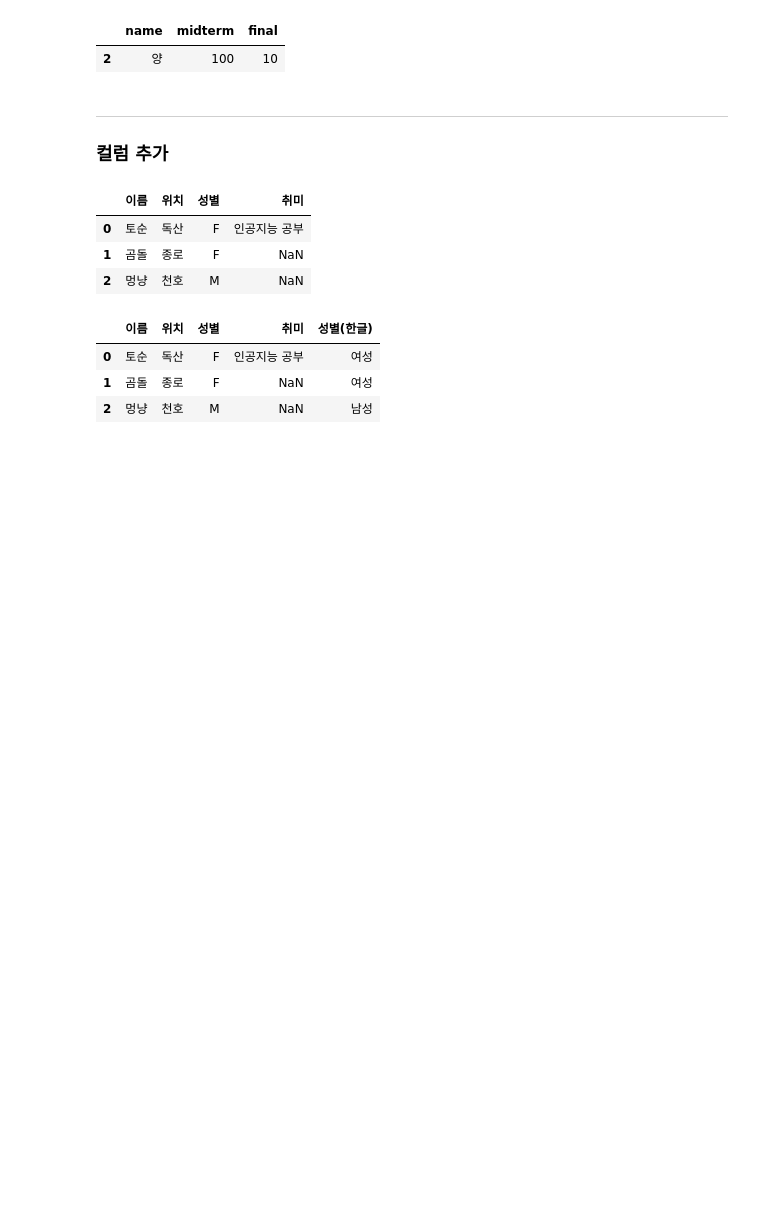
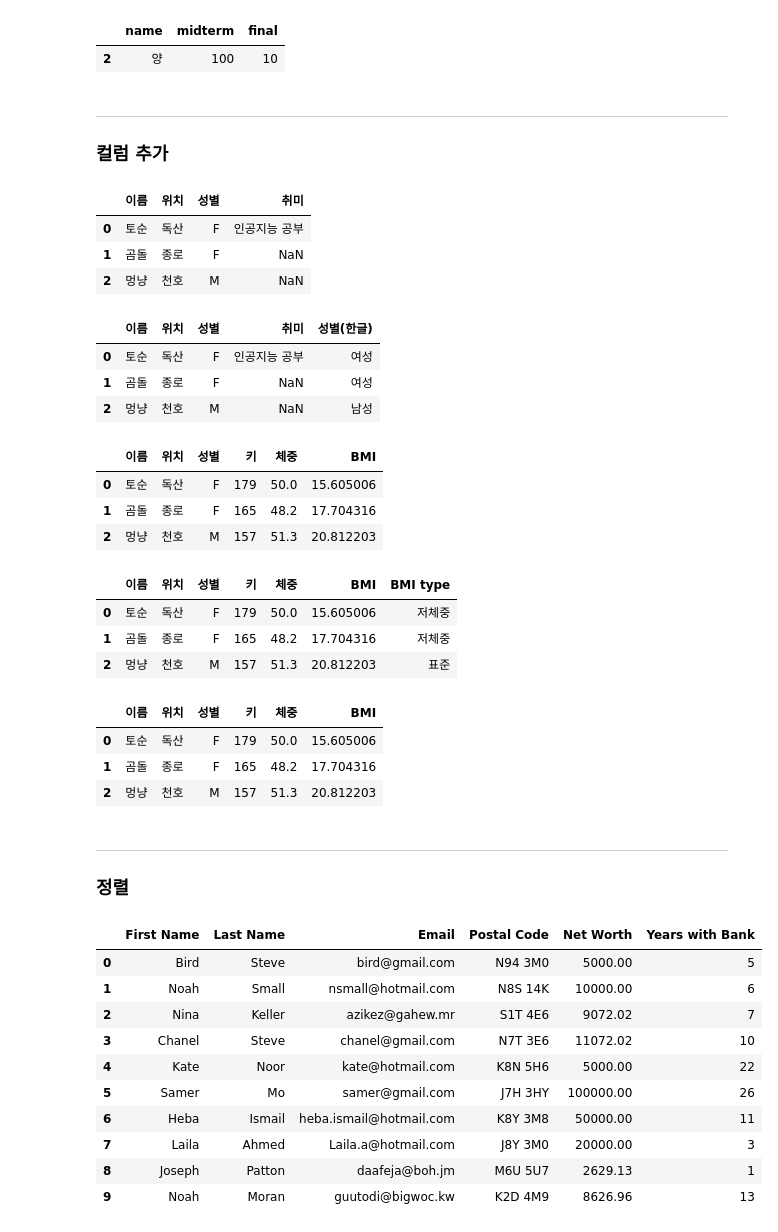
Before and after one commit to yugyeongh/encore_skn11, a Jupyter notebook: 04_data_analysis/02_pandas/02_pandas_dataframe.ipynb, the cells around one changed output. Saved outputs shown, nothing was run; the diff lists cells and outputs as text; code cells hidden in the pictures; blank space fills up the shorter version.

```diff
--- a/04_data_analysis/02_pandas/02_pandas_dataframe.ipynb
+++ b/04_data_analysis/02_pandas/02_pandas_dataframe.ipynb
@@ -393,4 +396,50 @@ df = pd.DataFrame({
 })
 # %%
 # 컬럼명과 기존 컬렴 연산 이용
-df['BMI'] = # bmi = kg/m^2
+df['BMI'] = df['체중'] /((df['키'] * 0.01)**2)  # bmi = kg/m^2
+df
+# %% [output]
+|  | 이름 | 위치 | 성별 | 키 | 체중 | BMI |
+| 0 | 토순 | 독산 | F | 179 | 50.0 | 15.605006 |
+| 1 | 곰돌 | 종로 | F | 165 | 48.2 | 17.704316 |
+| 2 | 멍냥 | 천호 | M | 157 | 51.3 | 20.812203 |
+# %%
+# apply: 콜백 함수를 받는다 (콜백 함수는 인자로 전달되는 함수수)
+def get_type(value):
+    return '저체중' if value < 18 else '표준'
+
+df['BMI type'] = df['BMI'].apply(get_type) # 인자로 함수를 전달함
+df
+# %% [output]
+|  | 이름 | 위치 | 성별 | 키 | 체중 | BMI | BMI type |
+| 0 | 토순 | 독산 | F | 179 | 50.0 | 15.605006 | 저체중 |
+| 1 | 곰돌 | 종로 | F | 165 | 48.2 | 17.704316 | 저체중 |
+| 2 | 멍냥 | 천호 | M | 157 | 51.3 | 20.812203 | 표준 |
+# %%
+# 컬럼 삭제: drop 이용
+df.drop('BMI type', axis=1) # 열에 대한 삭제이기 떄문에 1넣기 / 드롭된 걸 반환해주는 함수기 때문에 df로 다시 받아야 함 or inplace=True
+df.drop('BMI type', axis=1, inplace=True)
+df
+# %% [output]
+|  | 이름 | 위치 | 성별 | 키 | 체중 | BMI |
+| 0 | 토순 | 독산 | F | 179 | 50.0 | 15.605006 |
+| 1 | 곰돌 | 종로 | F | 165 | 48.2 | 17.704316 |
+| 2 | 멍냥 | 천호 | M | 157 | 51.3 | 20.812203 |
+# %% [markdown]
+---
+### 정렬
+# %%
+df = pd.read_csv('../data/bank_client_information.csv')
+df
+# %% [output]
+|  | First Name | Last Name | Email | Postal Code | Net Worth | Years with Bank |
+| 0 | Bird | Steve | bird@gmail.com | N94 3M0 | 5000.00 | 5 |
+| 1 | Noah | Small | nsmall@hotmail.com | N8S 14K | 10000.00 | 6 |
+| 2 | Nina | Keller | azikez@gahew.mr | S1T 4E6 | 9072.02 | 7 |
+| 3 | Chanel | Steve | chanel@gmail.com | N7T 3E6 | 11072.02 | 10 |
+| 4 | Kate | Noor | kate@hotmail.com | K8N 5H6 | 5000.00 | 22 |
+| 5 | Samer | Mo | samer@gmail.com | J7H 3HY | 100000.00 | 26 |
+| 6 | Heba | Ismail | heba.ismail@hotmail.com | K8Y 3M8 | 50000.00 | 11 |
+| 7 | Laila | Ahmed | Laila.a@hotmail.com | J8Y 3M0 | 20000.00 | 3 |
+| 8 | Joseph | Patton | daafeja@boh.jm | M6U 5U7 | 2629.13 | 1 |
+| 9 | Noah | Moran | guutodi@bigwoc.kw | K2D 4M9 | 8626.96 | 13 |
```
Also changed, not shown: parts of 5 cells of this notebook, 15 other files.
